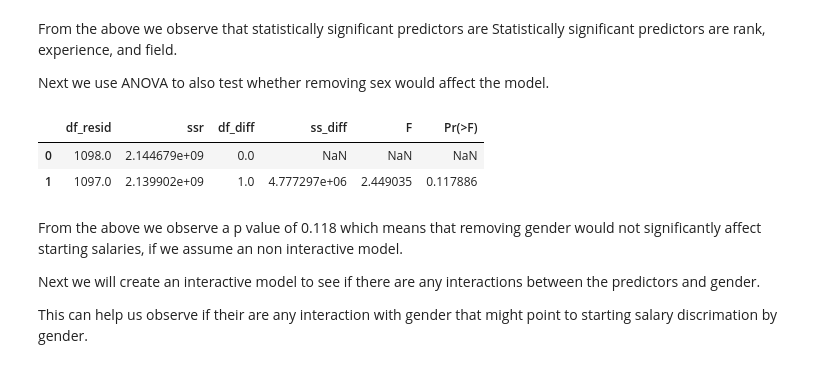
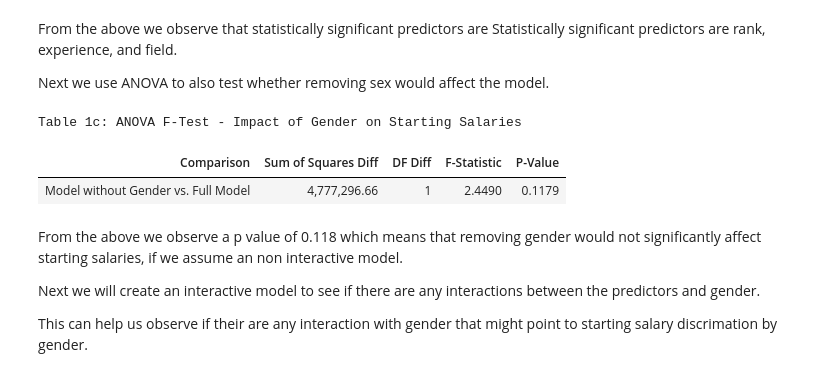
Before and after one commit to Jaiycex/Data557_Project_StoryTeam, a Jupyter notebook: Istanbul_IDS.ipynb, the cells around one changed output. Drawn from its saved outputs; the diff is of its cells as text; code cells hidden in the pictures.

```diff
--- a/Istanbul_IDS.ipynb
+++ b/Istanbul_IDS.ipynb
@@ -170,20 +204,50 @@ Next we use ANOVA to also test whether removing sex would affect the model.
 # %%
 # Test removing gender
 model_full = smf.ols(
     "salary ~ sex + field + deg + years_since_degree + rank + admin",
     data=starting_salaries
 ).fit()
 
 model_reduced_gender = smf.ols(
     "salary ~ field + deg + years_since_degree + rank + admin",
     data=starting_salaries
 ).fit()
 
-anova_lm(model_reduced_gender, model_full)
+anova_results = anova_lm(model_reduced_gender, model_full)
+
+# 2. Format the results for a professional table
+# We pull the specific row comparing the two models
+anova_df = pd.DataFrame({
+    "Comparison": ["Model without Gender vs. Full Model"],
+    "Sum of Squares Diff": [anova_results.loc[1, 'ss_diff']],
+    "DF Diff": [int(anova_results.loc[1, 'df_diff'])],
+    "F-Statistic": [anova_results.loc[1, 'F']],
+    "P-Value": [anova_results.loc[1, 'Pr(>F)']]
+})
+
+# 3. Styled HTML Output
+styled_anova = (anova_df.style
+    .format({
+        'Sum of Squares Diff': '{:,.2f}',
+        'F-Statistic': '{:.4f}',
+        'P-Value': '{:.4f}'
+    })
+    .set_caption("<b>Table 1c: ANOVA F-Test - Impact of Gender on Starting Salaries</b>")
+    .set_table_styles([
+        {'selector': 'th', 'props': [('background-color', '#2c3e50'), ('color', 'white'), ('padding', '12px')]},
+        {'selector': 'td', 'props': [('border', '1px solid #eee'), ('padding', '10px'), ('text-align', 'center')]},
+        {'selector': 'caption', 'props': [('font-size', '1.1em'), ('font-weight', 'bold'), ('margin-bottom', '10px')]}
+    ])
+    .hide(axis='index')
+    # Apply highlight if significant
+    .apply(lambda x: ['background-color: #e6ffed' if x['P-Value'] < 0.05 else 'background-color: #f8d7da' for _ in x], axis=1)
+)
+
+styled_anova
 # %% [output]
+Table 1c: ANOVA F-Test - Impact of Gender on Starting Salaries
-|  | df_resid | ssr | df_diff | ss_diff | F | Pr(>F) |
-| 0 | 1098.0 | 2.144679e+09 | 0.0 | NaN | NaN | NaN |
-| 1 | 1097.0 | 2.139902e+09 | 1.0 | 4.777297e+06 | 2.449035 | 0.117886 |
+| Comparison | Sum of Squares Diff | DF Diff | F-Statistic | P-Value |
+| Model without Gender vs. Full Model | 4,777,296.66 | 1 | 2.4490 | 0.1179 |
 # %% [markdown]
 From the above we observe a p value of 0.118 which means that removing gender would not significantly affect starting salaries, if we assume an non interactive model.
 
```
Also changed, not shown: parts of 36 cells of this notebook.
